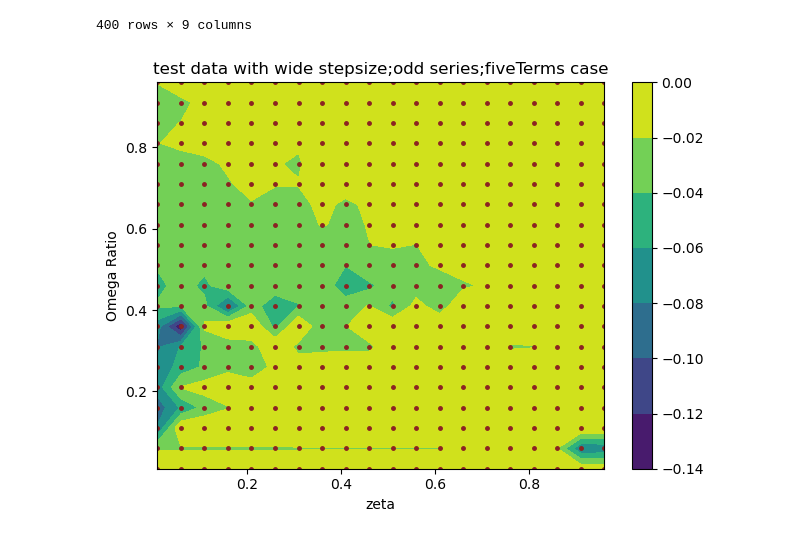
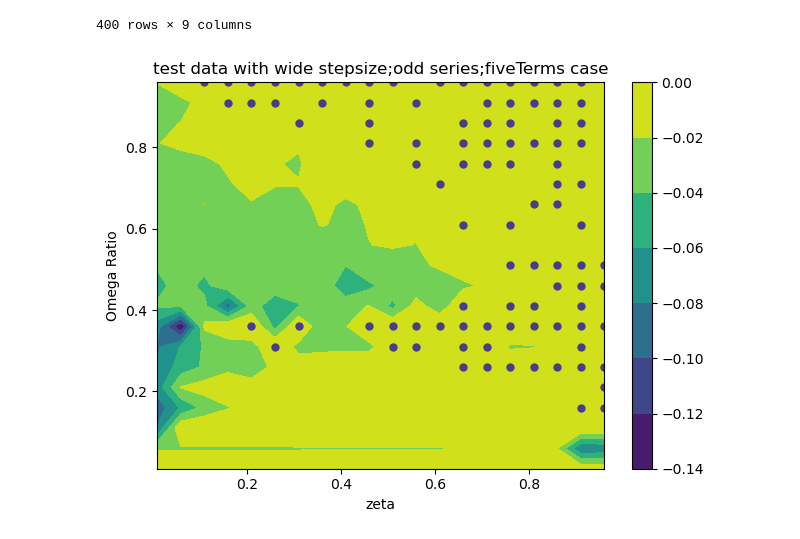
Before and after one commit to CharonDelMar/Master-Thesis, a Jupyter notebook: Thesis/test_Code/Test Code_contour plot.ipynb, the cells around one changed output. Cells and saved outputs as stored; diff of their text form; code cells hidden in the pictures.

```diff
--- a/Thesis/test_Code/Test Code_contour plot.ipynb
+++ b/Thesis/test_Code/Test Code_contour plot.ipynb
@@ -7,5 +8,5 @@ import matplotlib.cm as cm
 # %%
-df = pd.read_csv('/Users/congxiaozhang/Documents/Master Thesis/Thesis/Code/test data with wide stepsize/odd series/zeta_omega_fiveTerms_testdat.csv')
+df = pd.read_csv('/Users/congxiaozhang/Documents/Master Thesis/Thesis/test_data/test data with wide stepsize/odd series/zeta_omega_fiveTerms_testdat.csv')
 # %%
 df
 # %% [output]
@@ -39,21 +40,21 @@ f = flag.reshape(20,20)
 # %%
 #plot section
 
 plt.xlabel('zeta')
 plt.ylabel('Omega Ratio')
 plt.title('test data with wide stepsize;odd series;fiveTerms case')
 
 im = plt.contourf(z,ratio,P)
 plt.colorbar(im)
 for i in range(0,20):
     for j in range(0,20):
-        if f[i,j] == 'false':
-            plt.plot(z[i,j],ratio[i,j], ".", markersize=5, color = "#483D8B")
-        else:
-            plt.plot(z[i,j],ratio[i,j], ".", markersize=5, color = "#8B2323")
+        if f[i,j] == True:
+            plt.plot(z[i,j],ratio[i,j], ".", markersize=10, color = "#483D8B")
+        #else:
+        #    plt.plot(z[i,j],ratio[i,j], ".", markersize=10, color = "#8B2323")
 
 plt.tight_layout()
-plt.savefig('test_plot_OS_fiveTerms')
+#plt.savefig('test_plot_OS_fiveTerms')
 plt.show()
 # %% [output]
-[figure, old version]
+[figure, new version]
```
Also changed, not shown: parts of 2 cells of this notebook, 2 other files.
